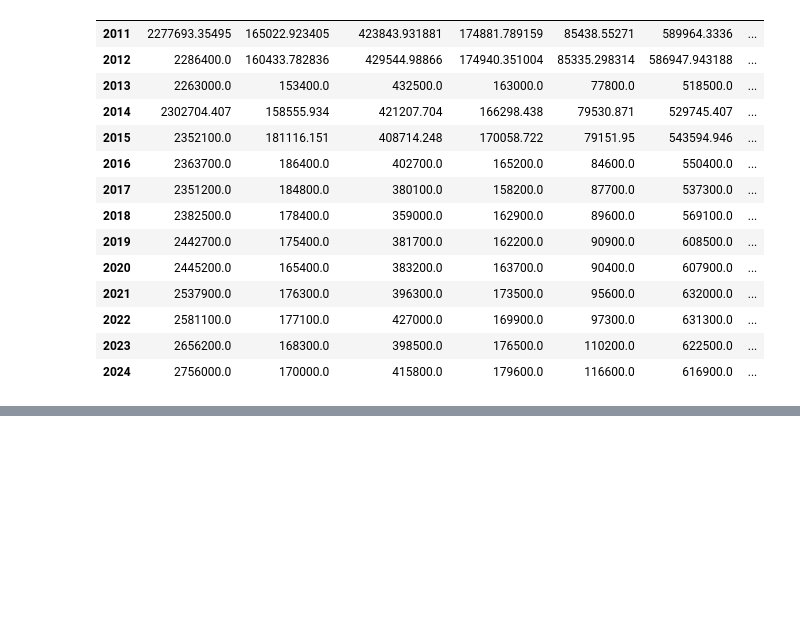
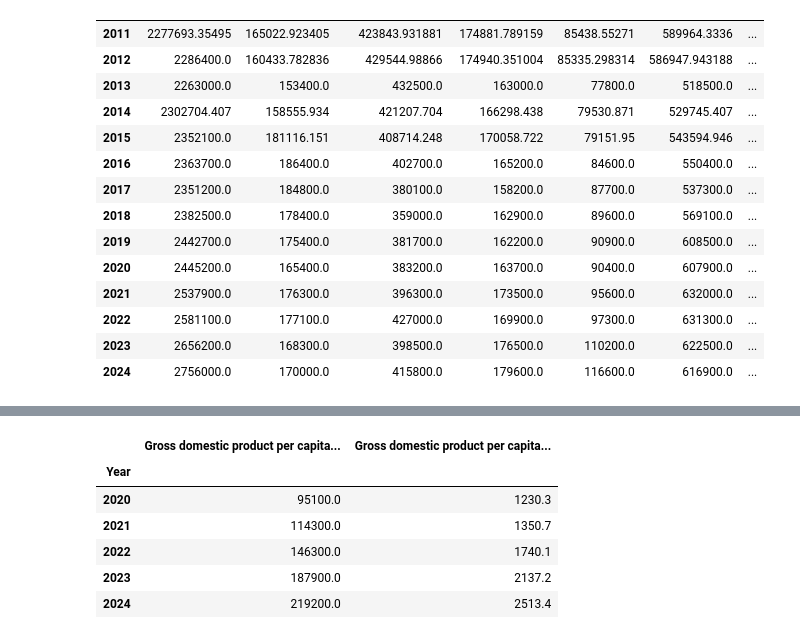
Before and after one commit to rus5sp/DAV-Project, a Jupyter notebook: cleaning.ipynb, the cells around one changed output, grey strips where cells are left out. Cells and saved outputs as stored; diff of their text form; code cells hidden in the pictures; blank space fills up the shorter version.

Commit message:
GDP per Capita dataset cleaned

```diff
--- a/cleaning.ipynb
+++ b/cleaning.ipynb
@@ -261,0 +274,24 @@ clean_employed_population
+# %%
+clean_gdp_per_capita = gdp_per_capita.copy()
+
+clean_gdp_per_capita = clean_gdp_per_capita.drop(columns=["Көрсөткүчтөрдүн аталыштары", "Наименование показателей"])
+clean_gdp_per_capita.dropna(inplace=True)
+clean_gdp_per_capita = clean_gdp_per_capita.set_index('Items').T
+
+clean_gdp_per_capita.index = pd.to_datetime(clean_gdp_per_capita.index, format='%Y').year
+clean_gdp_per_capita.index.name = 'Year'
+
+clean_gdp_per_capita.columns.name = None
+
+# Multiply by 1000 to standardize values since metadata indicates "thous. soms"
+clean_gdp_per_capita["Gross domestic product per capita (thous. soms)"] = clean_gdp_per_capita['Gross domestic product per capita (thous. soms)'] * 1000
+# %%
+clean_gdp_per_capita
+# %% [output]
+|  | Gross domestic product per capita... | Gross domestic product per capita... |
+| Year |  |  |
+| 2020 | 95100.0 | 1230.3 |
+| 2021 | 114300.0 | 1350.7 |
+| 2022 | 146300.0 | 1740.1 |
+| 2023 | 187900.0 | 2137.2 |
+| 2024 | 219200.0 | 2513.4 |
```
Also changed, not shown: parts of 3 cells of this notebook.
